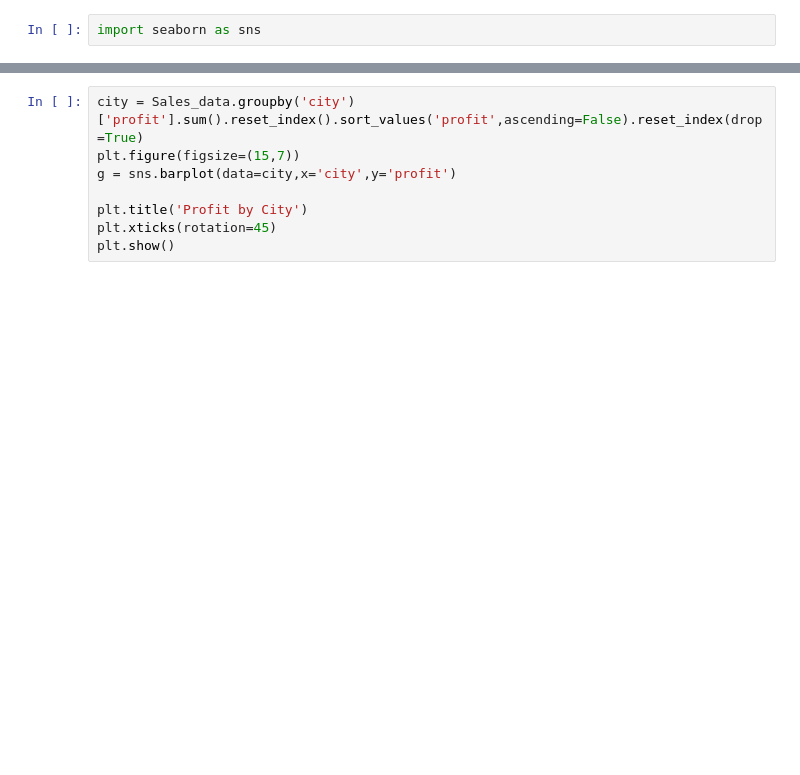
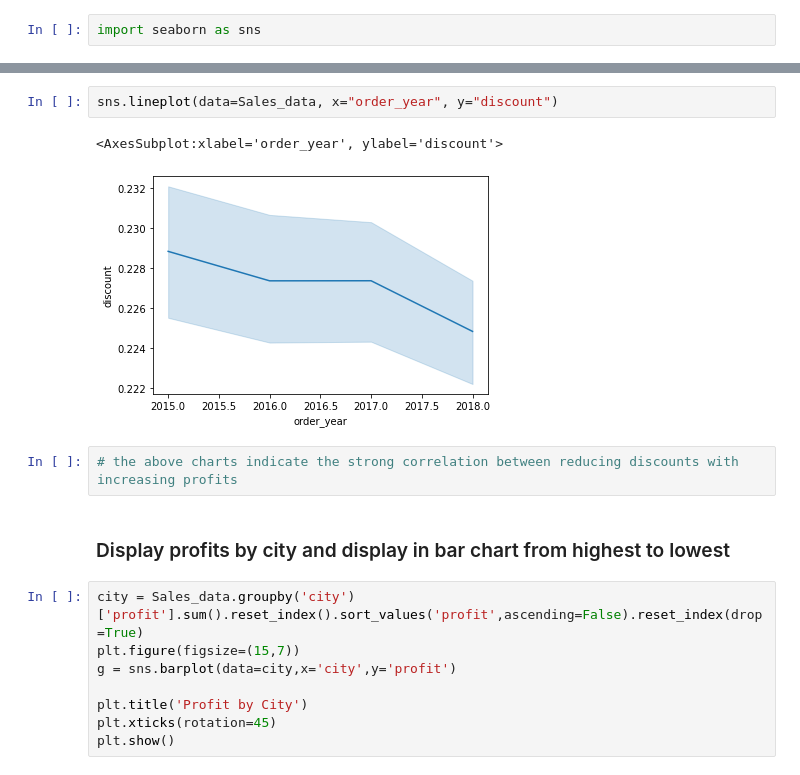
Before and after one commit to UCDPA-oneilld23/Grocery-Sales-project, a Jupyter notebook: UCDPA DON Assignment.ipynb, the cells around one changed output, grey strips where cells are left out. Saved outputs shown, nothing was run; the diff lists cells and outputs as text; blank space fills up the shorter version.

```diff
--- a/UCDPA DON Assignment.ipynb
+++ b/UCDPA DON Assignment.ipynb
@@ -291,3 +298,12 @@ sns.lineplot(data=Sales_data, x="new_order_date", y="total_sales")
+# %%
+sns.lineplot(data=Sales_data, x="order_year", y="discount")
+# %% [output]
+<AxesSubplot:xlabel='order_year', ylabel='discount'>
+[figure, added]
+# %%
+# the above charts indicate the strong correlation between reducing discounts with increasing profits
+# %% [markdown]
+### Display profits by city and display in bar chart from highest to lowest
 # %%
 city = Sales_data.groupby('city')['profit'].sum().reset_index().sort_values('profit',ascending=False).reset_index(drop=True)
 plt.figure(figsize=(15,7))
```
Also changed, not shown: parts of 11 cells of this notebook.
